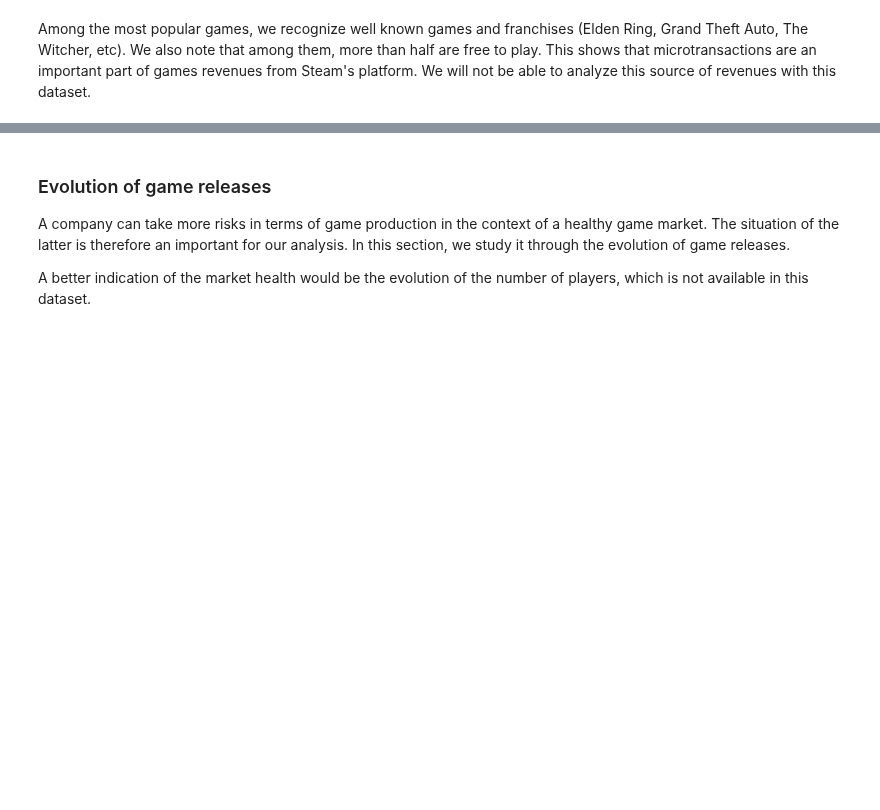
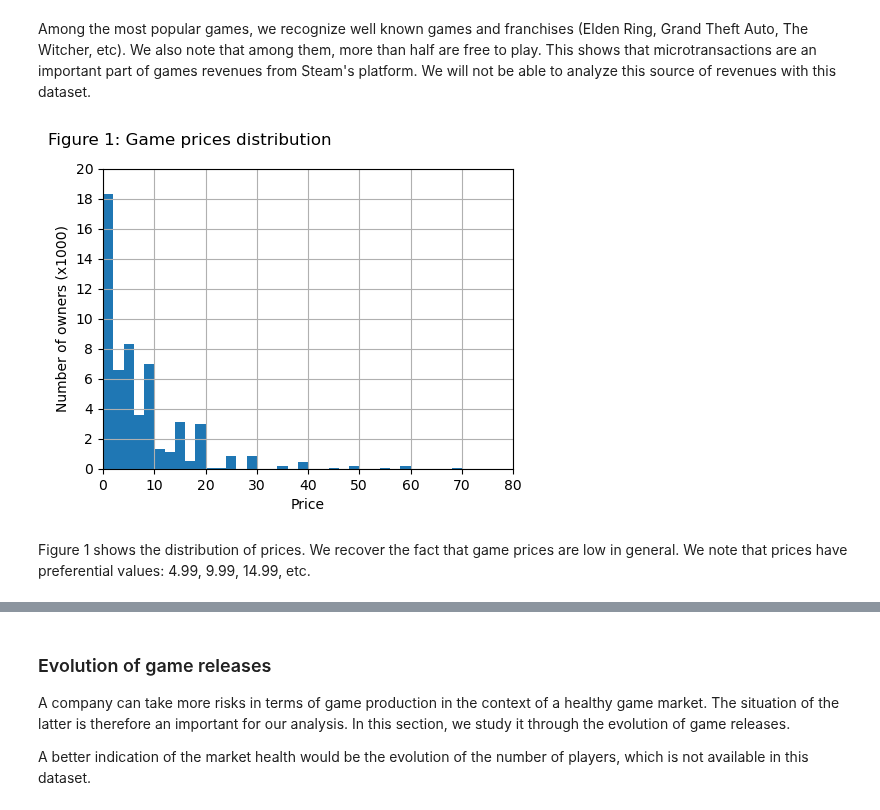
Before and after one commit to netesf13d/jedha-projects, a Jupyter notebook: 1-02-Steam_videogames_platform/Steam_videogames_platform.ipynb, the cells around one changed output, grey strips where cells are left out. Cells and saved outputs as stored; diff of their text form; code cells hidden in the pictures; blank space fills up the shorter version.

Commit message:
work on 1-02 Steam

```diff
--- a/1-02-Steam_videogames_platform/Steam_videogames_platform.ipynb
+++ b/1-02-Steam_videogames_platform/Steam_videogames_platform.ipynb
@@ -20,0 +18,14 @@ Download the data from [https://full-stack-bigdata-datasets.s3.amazonaws.com/Big
+# %%
+from pyspark import SparkContext
+from pyspark.sql import SparkSession
+from pyspark.sql import functions as F
+
+sc = SparkContext(appName="steam-videogames-platform-analysis")
+spark = SparkSession.builder.appName('steam-videogames-platform-analysis') \
+                            .getOrCreate()
+
+
+import numpy as np
+import pandas as pd
+import matplotlib.pyplot as plt
+import matplotlib.dates as mdates
@@ -38,2 +465,23 @@ The basic statistics shown here reveal interesting characteristics of the game m
 # %% [markdown]
 Among the most popular games, we recognize well known games and franchises (Elden Ring, Grand Theft Auto, The Witcher, etc). We also note that among them, more than half are free to play. This shows that microtransactions are an important part of games revenues from Steam's platform. We will not be able to analyze this source of revenues with this dataset.
+# %%
+prices = spark.sql("SELECT price FROM df").toPandas()
+
+fig1, ax1 = plt.subplots(
+    nrows=1, ncols=1, figsize=(5, 4), dpi=100,
+    gridspec_kw={'left': 0.13, 'right': 0.95, 'top': 0.89, 'bottom': 0.14})
+fig1.suptitle('Figure 1: Game prices distribution', x=0.02, ha='left')
+
+ax1.hist(prices, bins=np.linspace(0, 100, 51))
+ax1.set_xlim(0, 80)
+ax1.set_ylim(0, 20000)
+ax1.set_yticks(np.linspace(0, 20000, 11), np.arange(0, 21, 2))
+ax1.grid(visible=True)
+ax1.set_xlabel('Price ($)')
+ax1.set_ylabel('Number of owners (x1000)')
+
+plt.show()
+# %% [output]
+[figure, added]
+# %% [markdown]
+Figure 1 shows the distribution of prices. We recover the fact that game prices are low in general. We note that prices have preferential values: 4.99, 9.99, 14.99, etc.
```
Also changed, not shown: parts of 46 cells of this notebook, 7 other files.
